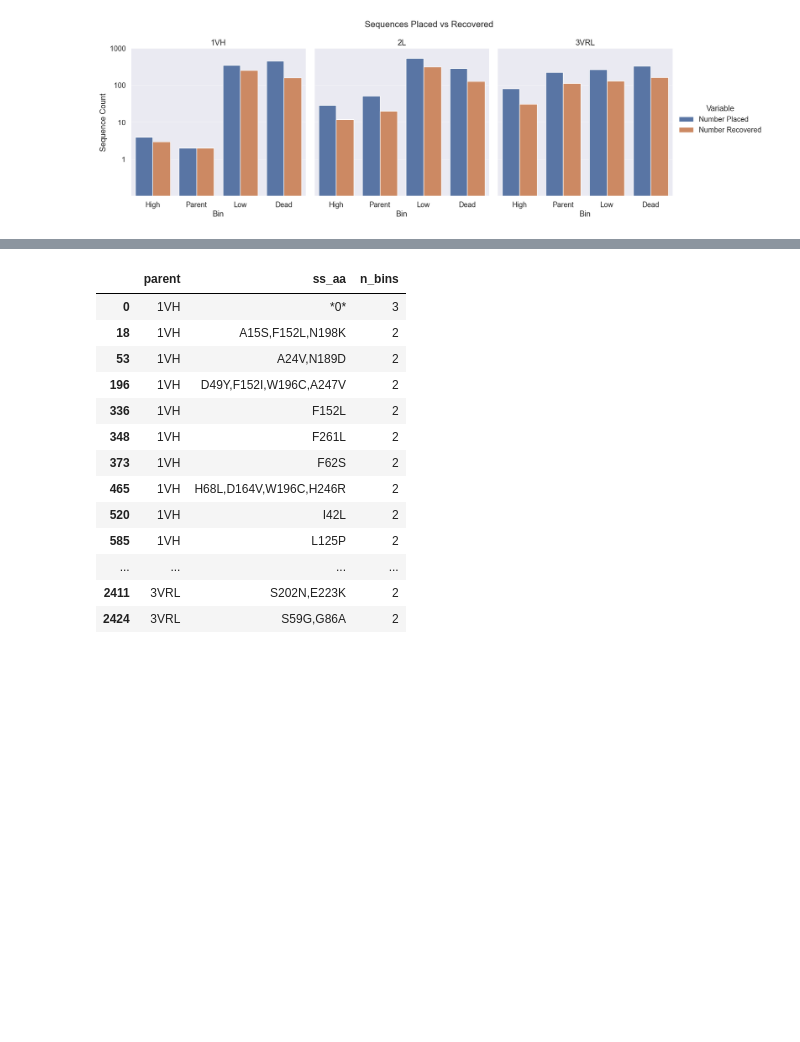
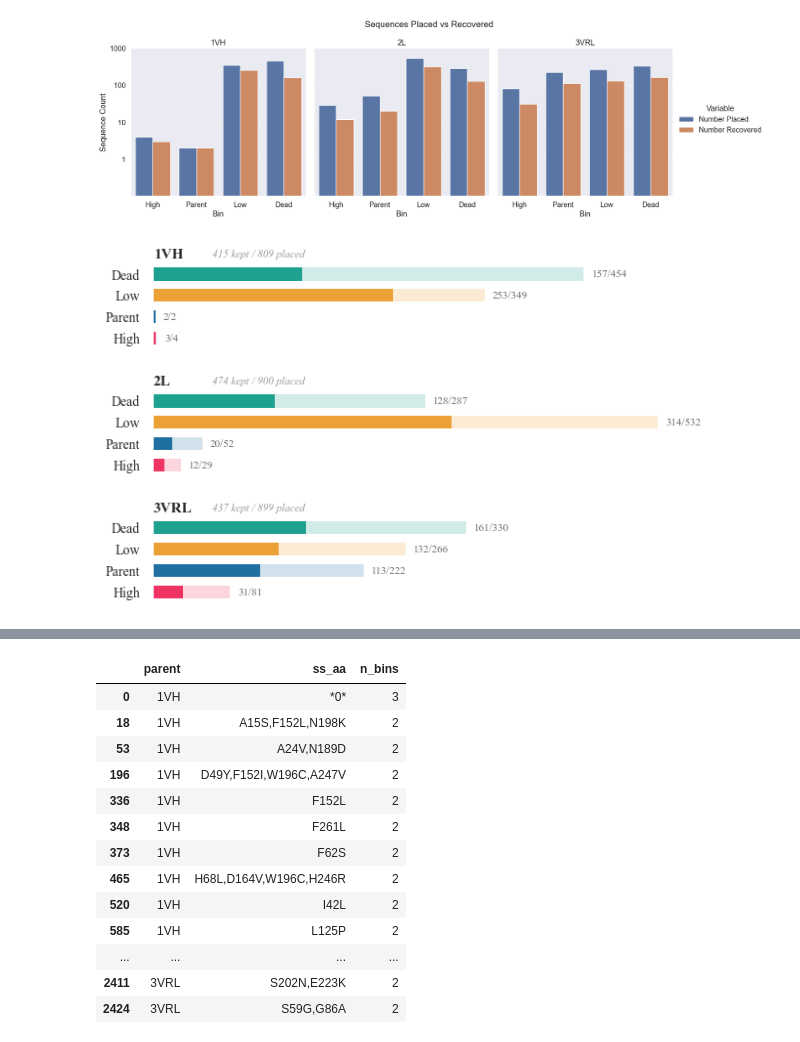
Before and after one commit to RomeroLab/sadx-latent-function, a Jupyter notebook: scripts/process_sequence_data/nb_preprocess_bam_Oct22.ipynb, the cells around one changed output, grey strips where cells are left out. Drawn from its saved outputs; the diff is of its cells as text; code cells hidden in the pictures; blank space fills up the shorter version.

```diff
--- a/scripts/process_sequence_data/nb_preprocess_bam_Oct22.ipynb
+++ b/scripts/process_sequence_data/nb_preprocess_bam_Oct22.ipynb
@@ -651,3 +651,69 @@ g.fig.suptitle("Sequences Placed vs Recovered", size=16, y=1.05)
 g.savefig(figs_dir / "sequences_placed_vs_recovered.png", dpi=300, bbox_inches="tight")
 # %% [output]
 [figure]
+# %%
+# ── Placed vs Kept: horizontal overlaid bars ──────────────────────────────
+import matplotlib
+import matplotlib.pyplot as plt
+import matplotlib.patches as mpatches
+
+matplotlib.rcParams["figure.facecolor"] = "white"
+matplotlib.rcParams["axes.facecolor"] = "white"
+
+bin_map = {"N": "Dead", "L": "Low", "P": "Parent", "H": "High"}
+bin_order = ["Dead", "Low", "Parent", "High"]
+lib_order = ["1VH", "2L", "3VRL"]
+bin_colors = {
+    "High": "#ED174C",
+    "Parent": "#005B94",
+    "Low": "#EA941A",
+    "Dead": "#009480",
+}
+ALPHA_KEPT, ALPHA_PLACED = 0.85, 0.18
+
+placed, kept = {}, {}
+for lib in lib_order:
+    placed[lib], kept[lib] = {}, {}
+    for b_short, b in bin_map.items():
+        row = samples_placed_recovered_df[
+            (samples_placed_recovered_df["parent"] == lib) &
+            (samples_placed_recovered_df["category"] == b_short)
+        ]
+        placed[lib][b] = int(row["num_placed"].values[0]) if len(row) else 0
+        kept[lib][b] = int(row["samples_recovered"].values[0]) if len(row) else 0
+
+max_val = max(placed[lib][b] for lib in lib_order for b in bin_order)
+
+fig, axes = plt.subplots(3, 1, figsize=(8, 4.5), sharex=True,
+                         gridspec_kw={"hspace": 0.5})
+
+for ax, lib in zip(axes, lib_order):
+    for i, b in enumerate(bin_order):
+        p, k = placed[lib][b], kept[lib][b]
+        ax.barh(i, p, height=0.6, color=bin_colors[b], alpha=ALPHA_PLACED, edgecolor="none")
+        ax.barh(i, k, height=0.6, color=bin_colors[b], alpha=ALPHA_KEPT, edgecolor="none")
+        ax.text(max(p, k) + 8, i, f"{k}/{p}", va="center", ha="left", fontsize=8, color="#666")
+
+    ax.set_yticks(range(4))
+    ax.set_yticklabels(bin_order, fontsize=10, fontweight="500")
+    ax.invert_yaxis()
+    ax.set_title(lib, loc="left", fontsize=11, fontweight="600", pad=4)
+    ax.text(0.25, 1.05, f"{sum(kept[lib].values())} kept / {sum(placed[lib].values())} placed",
+            transform=ax.transAxes, ha="right", va="bottom", fontsize=8, color="#999", style="italic")
+    for spine in ax.spines.values():
+        spine.set_visible(False)
+    ax.tick_params(left=False, bottom=False)
+    ax.set_xlim(0, max_val * 1.2)
+    ax.xaxis.set_visible(False)
+
+legend_patches = [mpatches.Patch(color=bin_colors[b], alpha=ALPHA_KEPT, label=f"{b} kept") for b in bin_order]
+legend_patches.append(mpatches.Patch(color="#999", alpha=0.25, label="filtered"))
+# fig.legend(handles=legend_patches, loc="lower center", ncol=5, fontsize=8,
+#            frameon=False, bbox_to_anchor=(0.5, -0.02), handlelength=1.2, columnspacing=1.0)
+# fig.suptitle("Variants placed via LCMS screening and found after NGS sequencing", fontsize=12, fontweight="600", y=1.02)
+
+plt.savefig(figs_dir / "placed_vs_kept.png", dpi=300, bbox_inches="tight", facecolor="white")
+plt.savefig(figs_dir / "placed_vs_kept.svg", bbox_inches="tight", facecolor="white")
+plt.show()
+# %% [output]
+[figure, added]
```
Also changed, not shown: parts of 7 cells of this notebook, 25 other files.
